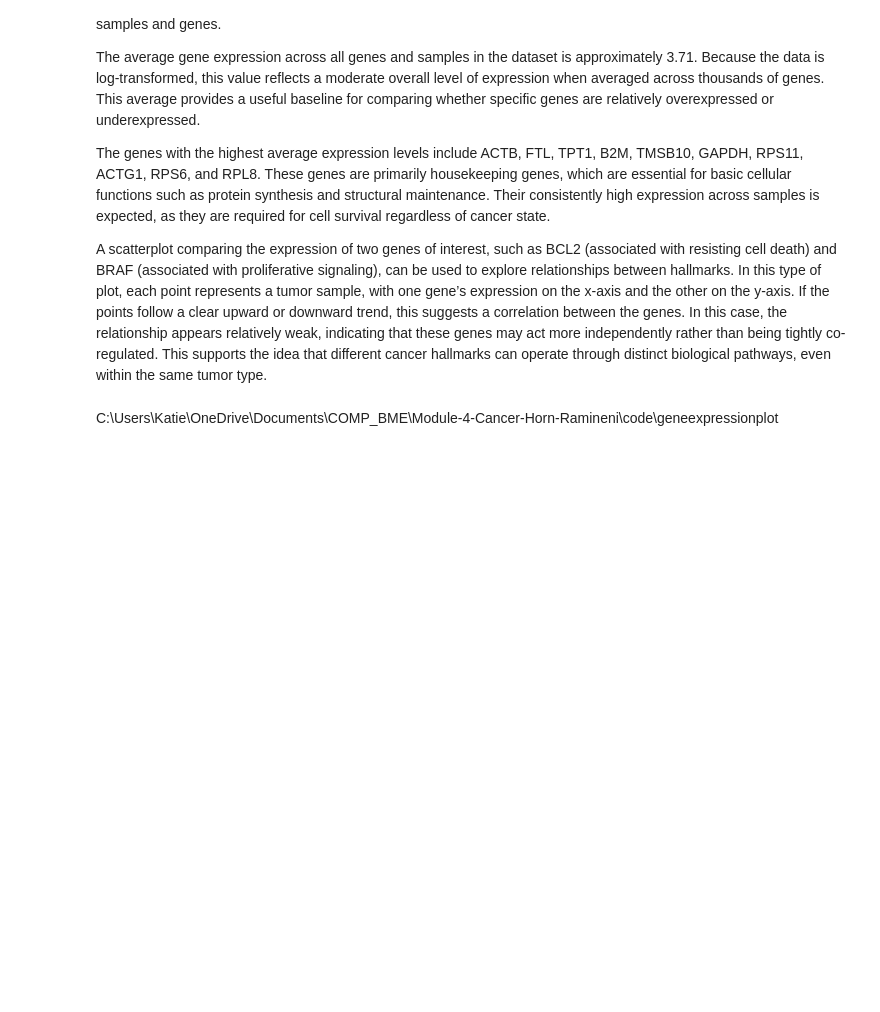
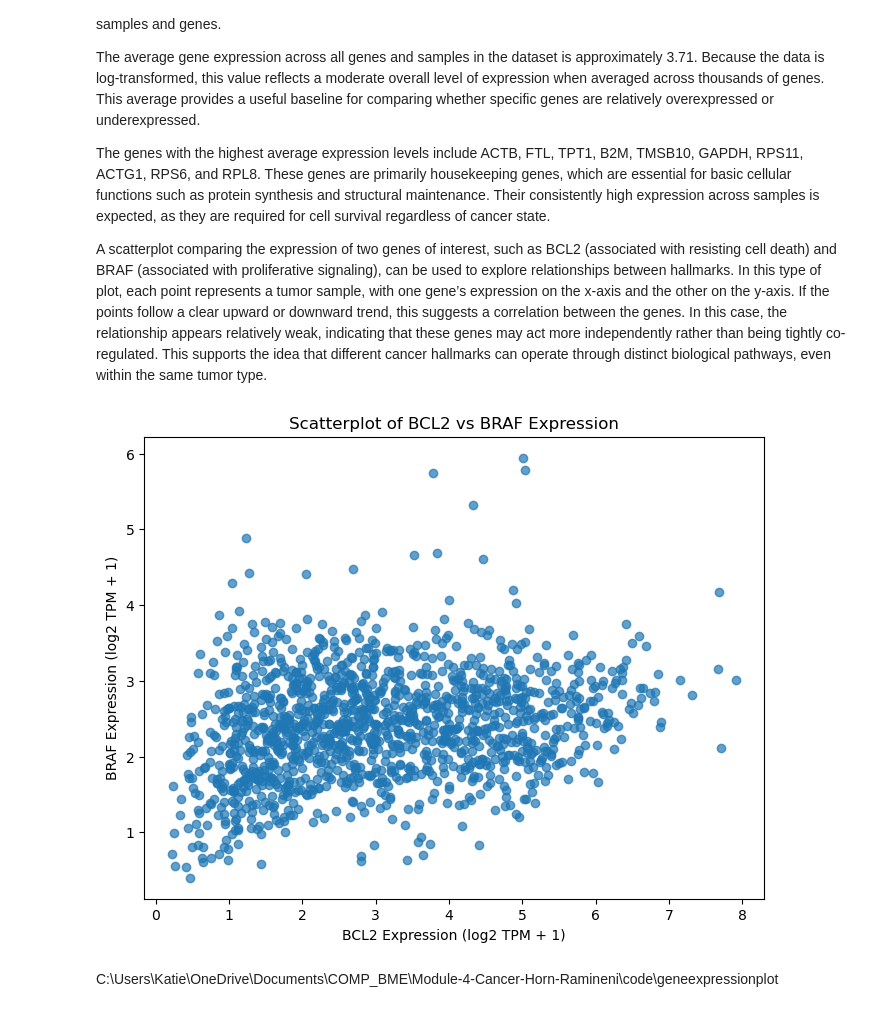
Before and after one commit to smgroves/Module-4-Cancer, a Jupyter notebook: code/Module 4 Template.ipynb, the cells around one changed output. Saved outputs shown, nothing was run; the diff lists cells and outputs as text; code cells hidden in the pictures; blank space fills up the shorter version.

Commit message:
fixed code added plot
kat

```diff
--- a/code/Module 4 Template.ipynb
+++ b/code/Module 4 Template.ipynb
@@ -89,29 +89,33 @@ A scatterplot comparing the expression of two genes of interest, such as BCL2 (a
 # %%
 import pandas as pd
 import matplotlib.pyplot as plt
 
-# Load your gene expression data
-expr = pd.read_csv('VALIDATION_SET_GSE62944_subsample_log2TPM.csv', index_col=0)
+# Load gene expression dataset (NOT metadata)
+expr = pd.read_csv(
+    '/Users/Katie/Library/CloudStorage/OneDrive-UniversityofVirginia/COMP_BME/Module-4-Cancer-Horn-Ramineni/data/VALIDATION_SET_GSE62944_subsample_log2TPM (1).csv',
+    index_col=0
+)
 
-# Select the genes of interest
+# Select genes
 gene_x = "BCL2"
 gene_y = "BRAF"
 
-# Extract expression values
+# Extract rows (genes are rows in this dataset)
 x = expr.loc[gene_x]
 y = expr.loc[gene_y]
 
-# Create scatterplot
-plt.figure()
-plt.scatter(x, y)
+# Scatterplot
+plt.figure(figsize=(8,6))
+plt.scatter(x, y, alpha=0.7)
 
-# Labels and title
+# Labels
 plt.xlabel("BCL2 Expression (log2 TPM + 1)")
 plt.ylabel("BRAF Expression (log2 TPM + 1)")
 plt.title("Scatterplot of BCL2 vs BRAF Expression")
 
-# Show plot
 plt.show()
+# %% [output]
+[figure, added]
 # %% [markdown]
 C:\Users\Katie\OneDrive\Documents\COMP_BME\Module-4-Cancer-Horn-Ramineni\code\geneexpressionplot
 # %% [markdown]
```
Also changed, not shown: parts of 1 cell of this notebook, 2 other files.
